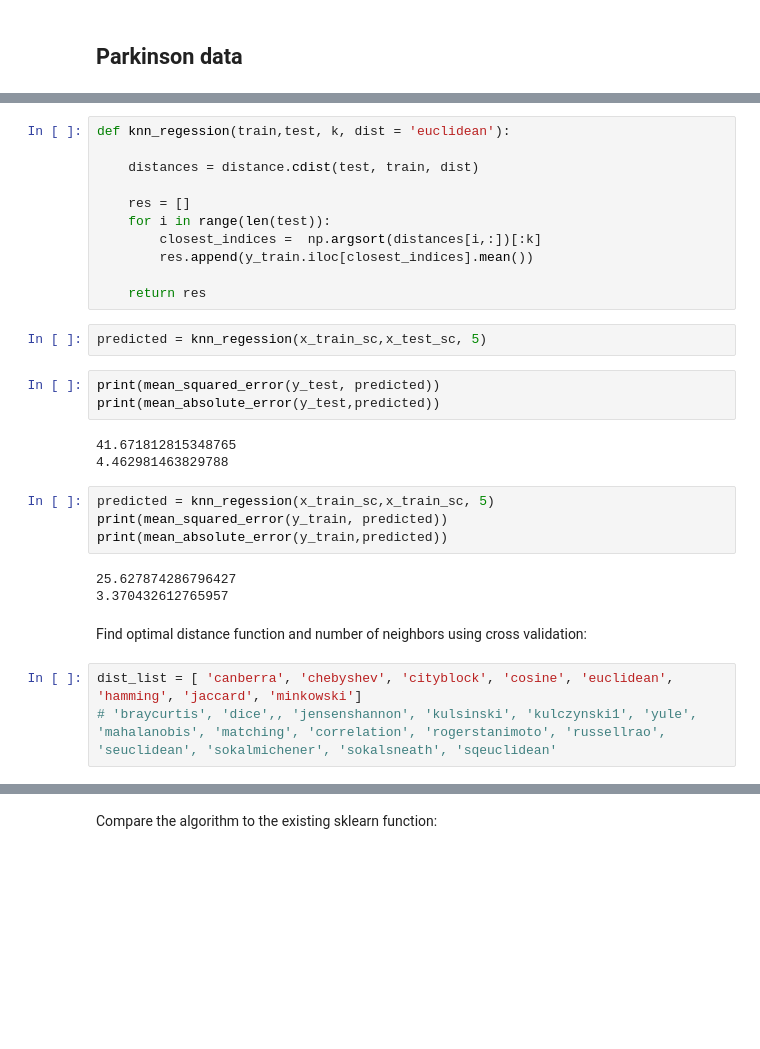
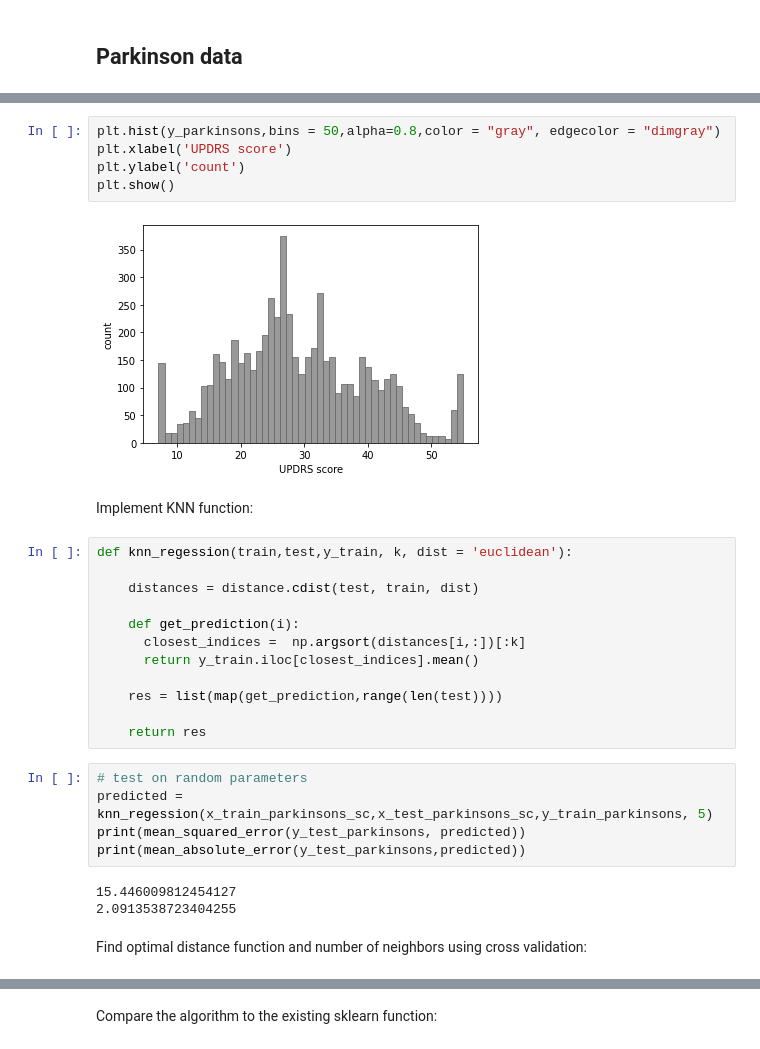
Before and after one commit to EmilDaub/Machine-Learning, a Jupyter notebook: Exercise2/KNN.ipynb, the cells around one changed output, grey strips where cells are left out. Saved outputs shown, nothing was run; the diff lists cells and outputs as text; blank space fills up the shorter version.

```diff
--- a/Exercise2/KNN.ipynb
+++ b/Exercise2/KNN.ipynb
@@ -95,32 +105,32 @@ x_test_sc =  scaler.fit_transform(x_test)
+# %%
+plt.hist(y_parkinsons,bins = 50,alpha=0.8,color = "gray", edgecolor = "dimgray")
+plt.xlabel('UPDRS score')
+plt.ylabel('count')
+plt.show()
+# %% [output]
+[figure, added]
+# %% [markdown]
+Implement KNN function:
 # %%
-def knn_regession(train,test, k, dist = 'euclidean'):
+def knn_regession(train,test,y_train, k, dist = 'euclidean'):
 
     distances = distance.cdist(test, train, dist)
 
-    res = []
-    for i in range(len(test)):
-        closest_indices =  np.argsort(distances[i,:])[:k]
-        res.append(y_train.iloc[closest_indices].mean())
+    def get_prediction(i):
+      closest_indices =  np.argsort(distances[i,:])[:k]
+      return y_train.iloc[closest_indices].mean()
+
+    res = list(map(get_prediction,range(len(test))))
 
     return res
-# %%
-predicted = knn_regession(x_train_sc,x_test_sc, 5)
-# %%
-print(mean_squared_error(y_test, predicted))
-print(mean_absolute_error(y_test,predicted))
-# %% [output]
-41.671812815348765
-4.462981463829788
 # %%
-predicted = knn_regession(x_train_sc,x_train_sc, 5)
-print(mean_squared_error(y_train, predicted))
-print(mean_absolute_error(y_train,predicted))
+# test on random parameters
+predicted = knn_regession(x_train_parkinsons_sc,x_test_parkinsons_sc,y_train_parkinsons, 5)
+print(mean_squared_error(y_test_parkinsons, predicted))
+print(mean_absolute_error(y_test_parkinsons,predicted))
 # %% [output]
-25.627874286796427
-3.370432612765957
+15.446009812454127
+2.0913538723404255
 # %% [markdown]
 Find optimal distance function and number of neighbors using cross validation:
-# %%
-dist_list = [ 'canberra', 'chebyshev', 'cityblock', 'cosine', 'euclidean', 'hamming', 'jaccard', 'minkowski']
-# 'braycurtis', 'dice',, 'jensenshannon', 'kulsinski', 'kulczynski1', 'yule', 'mahalanobis', 'matching', 'correlation', 'rogerstanimoto', 'russellrao', 'seuclidean', 'sokalmichener', 'sokalsneath', 'sqeuclidean'
 # %%
```
Also changed, not shown: parts of 49 cells of this notebook, 1 other file.
